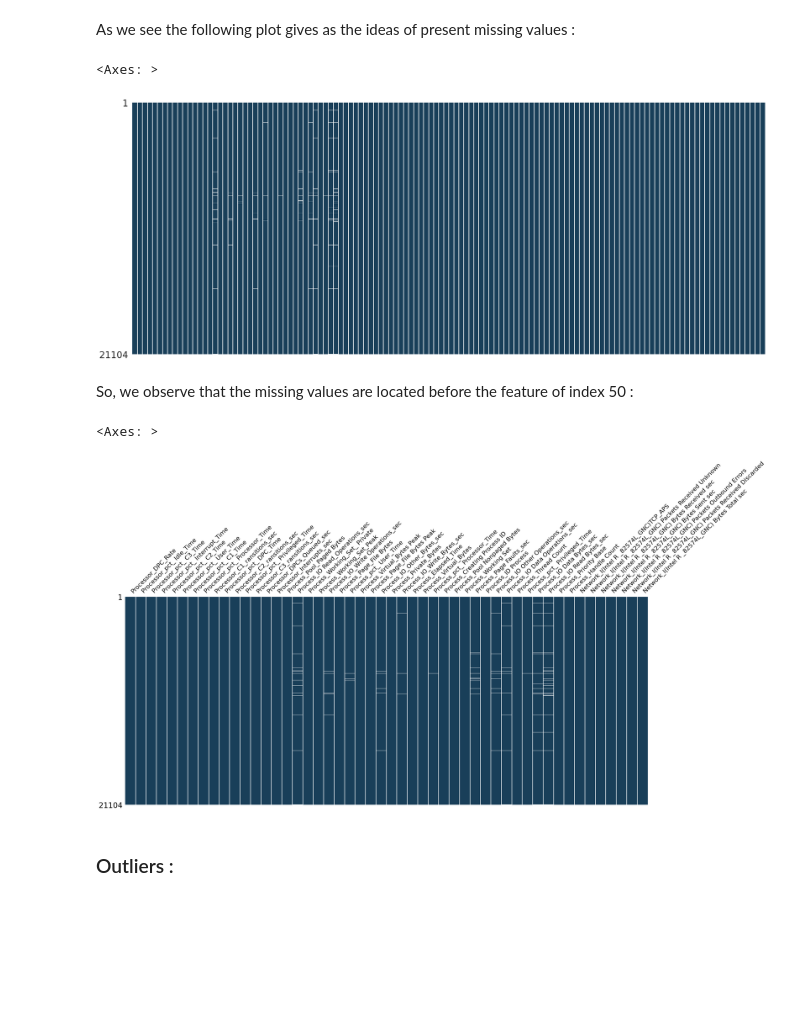
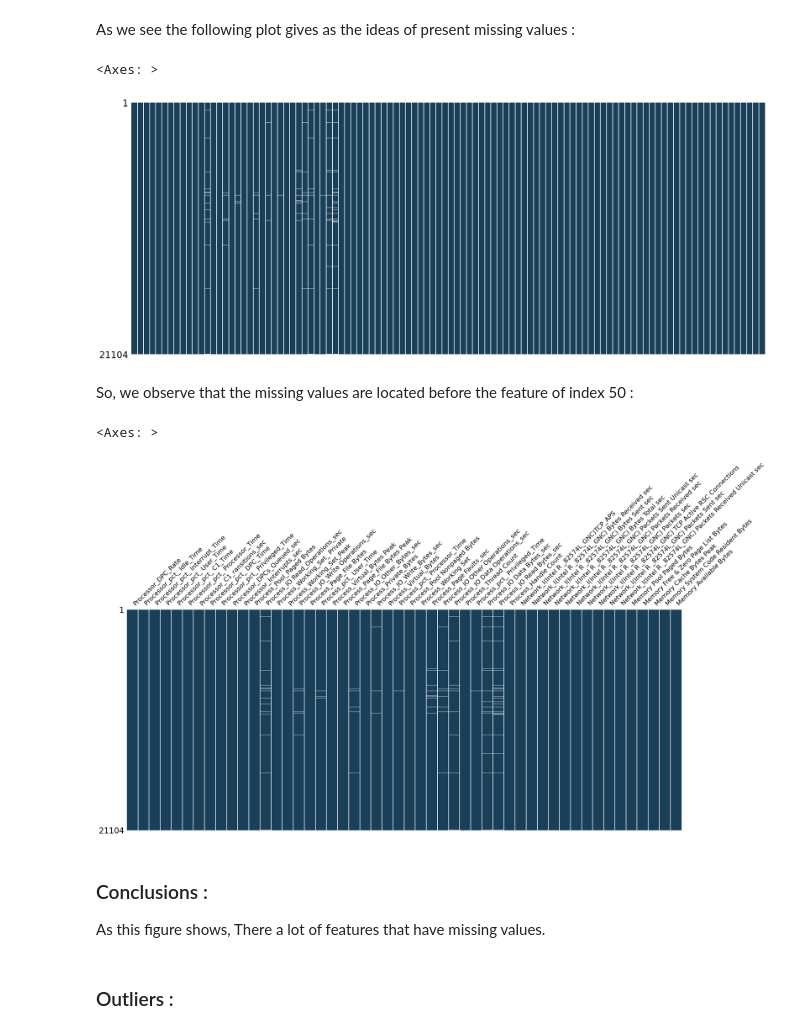
Before and after one commit to anas1IA/Windows_attack10, a Jupyter notebook: project/TON_IoT_Attack_Windows.ipynb, the cells around one changed output. Saved outputs shown, nothing was run; the diff lists cells and outputs as text; code cells hidden in the pictures; blank space fills up the shorter version.

```diff
--- a/project/TON_IoT_Attack_Windows.ipynb
+++ b/project/TON_IoT_Attack_Windows.ipynb
@@ -68,6 +68,25 @@ from sklearn.preprocessing import StandardScaler
 # %%
 scaler = StandardScaler()
 dfs = pd.DataFrame(scaler.fit_transform(df[df.columns[:-1]]), columns=df.columns[:-1])
+# %%
+def correlation(dataset, threshold):
+    col_corr = set()
+    # corr_matrix = dataset.corr()
+    # for i in range(len(corr_matrix.columns)):
+    #     for j in range(i):
+    #         if abs(corr_matrix.iloc[i, j])> threshold:
+    #             colname = corr_matrix.columns[i]
+    #             col_corr.add(colname)
+
+    for i in range(len(dataset.columns)):
+      colname = dataset.columns[i]
+      if len(dataset[colname].unique()) <= 2:
+        col_corr.add(colname)
+    return list(col_corr)
+# %%
+col_to_remove = correlation(dfs, 0.7)
+# %%
+dfs = dfs.drop(columns=col_to_remove)
 # %% [markdown]
 The only object feture is the `type` feature.
 # %% [markdown]
@@ -79,17 +98,20 @@ The only object feture is the `type` feature.
 # %% [markdown]
 As we see the following plot gives as the ideas of present missing values :
 # %%
-msno.matrix(df, sparkline=False, color=(0.1, 0.25, 0.35))
+msno.matrix(dfs, sparkline=False, color=(0.1, 0.25, 0.35))
 # %% [output]
 <Axes: >
-[figure, old version]
+[figure, new version]
 # %% [markdown]
 So, we observe that the missing values are located before the feature of index 50 :
 # %%
-msno.matrix(df.iloc[:, 0:50], sparkline=False, color=(0.1, 0.25, 0.35))
+msno.matrix(dfs.iloc[:, 0:50], sparkline=False, color=(0.1, 0.25, 0.35))
 # %% [output]
 <Axes: >
-[figure, old version]
+[figure, new version]
+# %% [markdown]
+### Conclusions :
+As this figure shows, There a lot of features that have missing values.
 # %% [markdown]
 ### Outliers :
 # %%
```
Also changed, not shown: parts of 11 cells of this notebook.
